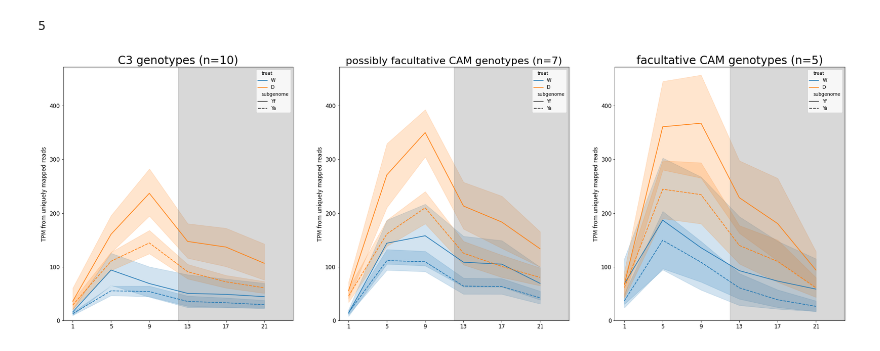
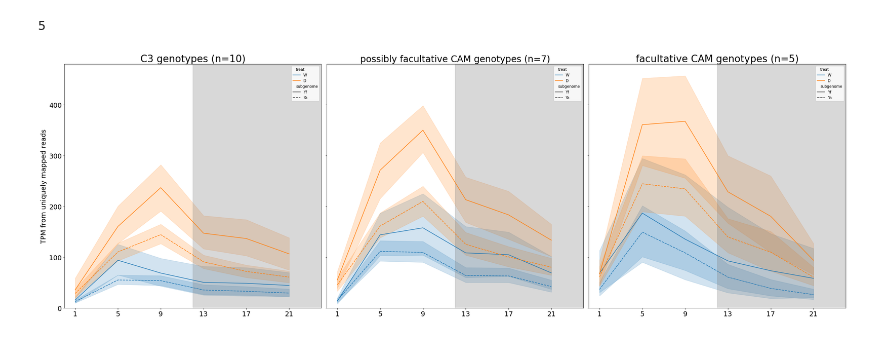
Before and after one commit to achpardo/yucca-genomics, a Jupyter notebook: masigpro/bppc_profile_by_physiology.ipynb, the cells around one changed output. Saved outputs shown, nothing was run; the diff lists cells and outputs as text; code cells hidden in the pictures.

Commit message:
figure plotting updates

```diff
--- a/masigpro/bppc_profile_by_physiology.ipynb
+++ b/masigpro/bppc_profile_by_physiology.ipynb
@@ -22,10 +22,10 @@ cinfo.head()
 | 4 | 5 | 53 | 0.0 | 428 | 53_5 | 21.0 |
 # %%
 # load CAM gene annotation
-cam = pd.read_csv("../degs_downstream/camgenes_Ya_Yf_orthology_synteny.txt",sep="\t",header="infer")
+cam = pd.read_csv("/home/leviathan22/Yucca_genomics/rna_insilico_genome/degs_downstream/camgenes_Ya_Yf_orthology_synteny.txt",sep="\t",header="infer")
 # %%
 # load TPM data
-mdtpm = pd.read_csv("../TPM/Yg_toYgIS_allTPM_correctedmd_over1mil.txt",sep="\t",header="infer")
+mdtpm = pd.read_csv("/home/leviathan22/Yucca_genomics/rna_insilico_genome/TPM/Yg_toYgIS_allTPM_correctedmd_over1mil.txt",sep="\t",header="infer")
 mdtpm.head()
 # %% [output]
 |  | sample_name | genotype | time | treat | ZT | species | Yucal.01G000100.v2.1 | Yucal.01G000200.v2.1 | ... |
@@ -106,19 +106,19 @@ def plot_profile(fam,cpdf,axc,a,tf,titletext="Gene Family: ",log=False):
     else:
         sns.lineplot(ax=a[axc],data=cpdf,x="ZT",y="TPM",hue="treat",style="subgenome")
 
-    lim = a[axc].get_ylim()[1]
-    a[axc].fill_between(t,0,lim,where=t>=xthresh,color="gray",alpha=0.3)
-    a[axc].set_ylim(0,lim)
+    #lim = a[axc].get_ylim()[1]
+    a[axc].fill_between(t,0,1,where=t>=xthresh,color="gray",alpha=0.3,transform=a[axc].get_xaxis_transform())
+    #a[axc].set_ylim(0,lim)
 
     a[axc].set_xlim(0,24)
-    a[axc].tick_params(axis="both",which="major",labelsize=12)
+    a[axc].tick_params(axis="both",which="major",labelsize=18)
     a[axc].set_xticks(ticks=list(cpdf["ZT"].unique()))
     a[axc].set_xlabel("")
-    a[axc].set_ylabel("TPM from uniquely mapped reads",fontsize=12)
+    a[axc].set_ylabel("TPM from uniquely mapped reads",fontsize=18)
     #a[axc].set_title(titletext+fam+" (max TPM: "+str(maxtpm)+")",fontsize=tf)
     a[axc].set_title(titletext+fam,fontsize=tf)
 # %%
-physcat = json.load(open("../../phys_figures/physiological_CAM_categories.json"))
+physcat = json.load(open("/home/leviathan22/Yucca_genomics/phys_figures/physiological_CAM_categories.json"))
 # %%
 tpmbppc["CAM physiology"] = tpmbppc["genotype"].map(physcat)
 tpmbppc["CAM physiology"].unique()
@@ -151,26 +151,32 @@ len(fc["genotype"].unique())
 # %% [output]
 5
 # %%
-fig, ax = plt.subplots(nrows=1,ncols=3,figsize=(30,10))
+fig, ax = plt.subplots(nrows=1,ncols=3,figsize=(30,10),sharey=True)
 
-max_tpm = max(
-    c3["TPM"].max(),
-    pfc["TPM"].max(),
-    fc["TPM"].max()
-)
+#max_tpm = max(
+#    c3["TPM"].max(),
+#    pfc["TPM"].max(),
+#    fc["TPM"].max()
+#)
 
+#for a in ax:
+#    a.set_ylim(0, max_tpm * 0.52)
+
+plot_profile("C3 genotypes (n=10)",c3,0,ax,26,"")
+plot_profile("possibly facultative CAM genotypes (n=7)",pfc,1,ax,24,"")
+plot_profile("facultative CAM genotypes (n=5)",fc,2,ax,26,"")
+ylims = [a.get_ylim()[1] for a in ax]
+ymax = max(ylims)
 for a in ax:
-    a.set_ylim(0, max_tpm * 0.52)
+    a.set_ylim(0, ymax)
 
-plot_profile("C3 genotypes (n=10)",c3,0,ax,24,"")
-plot_profile("possibly facultative CAM genotypes (n=7)",pfc,1,ax,22,"")
-plot_profile("facultative CAM genotypes (n=5)",fc,2,ax,24,"")
+fig.tight_layout()
 
 plt.savefig("./allgt_bppc_profiles_byphys.png",dpi=200,bbox_inches="tight")
 plt.savefig("./allgt_bppc_profiles_byphys.pdf",dpi=200,bbox_inches="tight")
 plt.savefig("./allgt_bppc_profiles_byphys.svg",dpi=200,bbox_inches="tight")
 # %% [output]
-[figure, old version]
+[figure, new version]
 # %%
 # right... do it again with each individual gene ID
 # modify plot_profile() to plot lines for each individual gene
```
Also changed, not shown: parts of 2 cells of this notebook, 1 other file.
